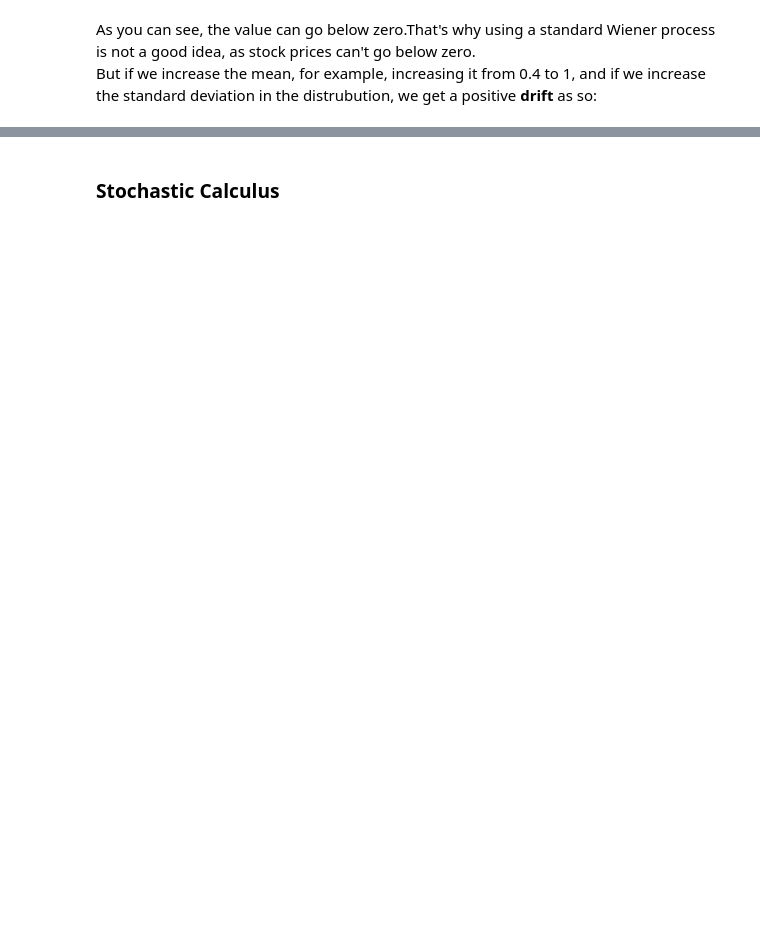
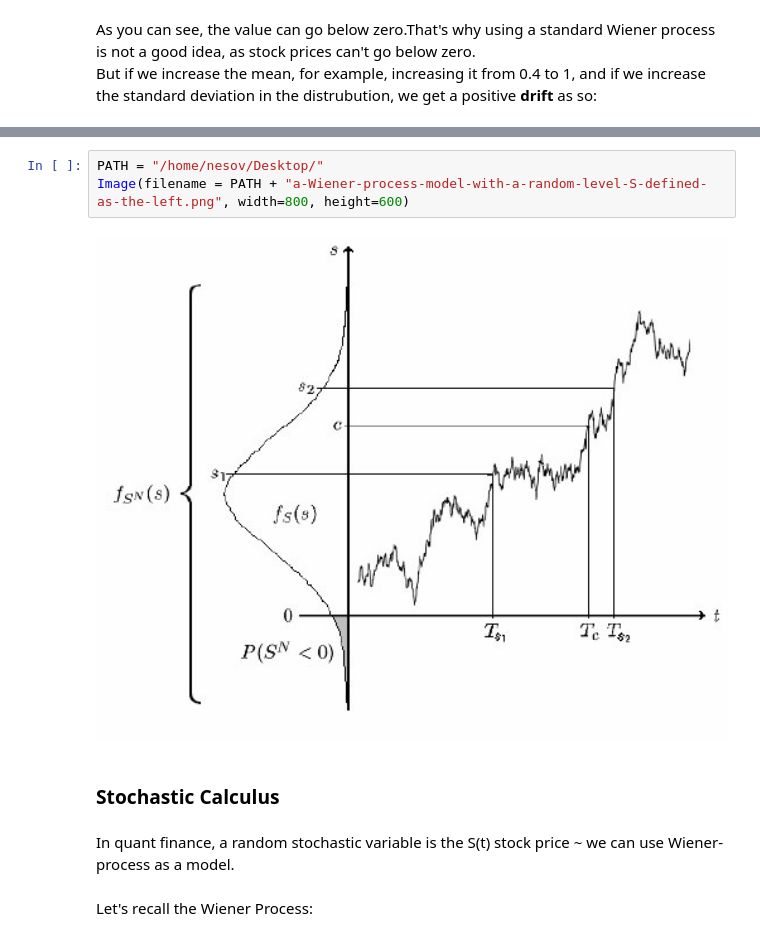
Before and after one commit to alexnesov/CQF-and-Mathematics, a Jupyter notebook: Applied_financial_math/Random behavior in finance.ipynb, the cells around one changed output, grey strips where cells are left out. Cells and saved outputs as stored; diff of their text form; blank space fills up the shorter version.

```diff
--- a/Applied_financial_math/Random behavior in finance.ipynb
+++ b/Applied_financial_math/Random behavior in finance.ipynb
@@ -61,2 +65,11 @@ plot_process(time, data)
+# %%
+PATH = "/home/nesov/Desktop/"
+Image(filename = PATH + "a-Wiener-process-model-with-a-random-level-S-defined-as-the-left.png", width=800, height=600)
+# %% [output]
+[figure, added]
 # %% [markdown]
 ### Stochastic Calculus
+# %% [markdown]
+In quant finance, a random stochastic variable is the S(t) stock price ~ we can use Wiener-process as a model.
+# %% [markdown]
+Let's recall the Wiener Process:
```
Also changed, not shown: parts of 8 cells of this notebook.
